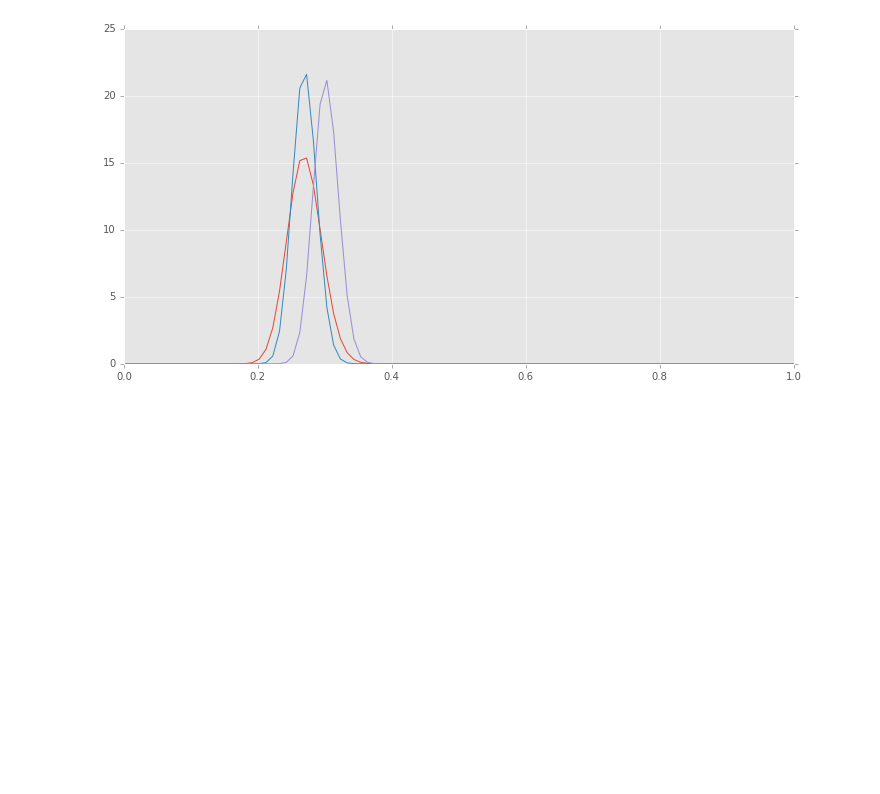
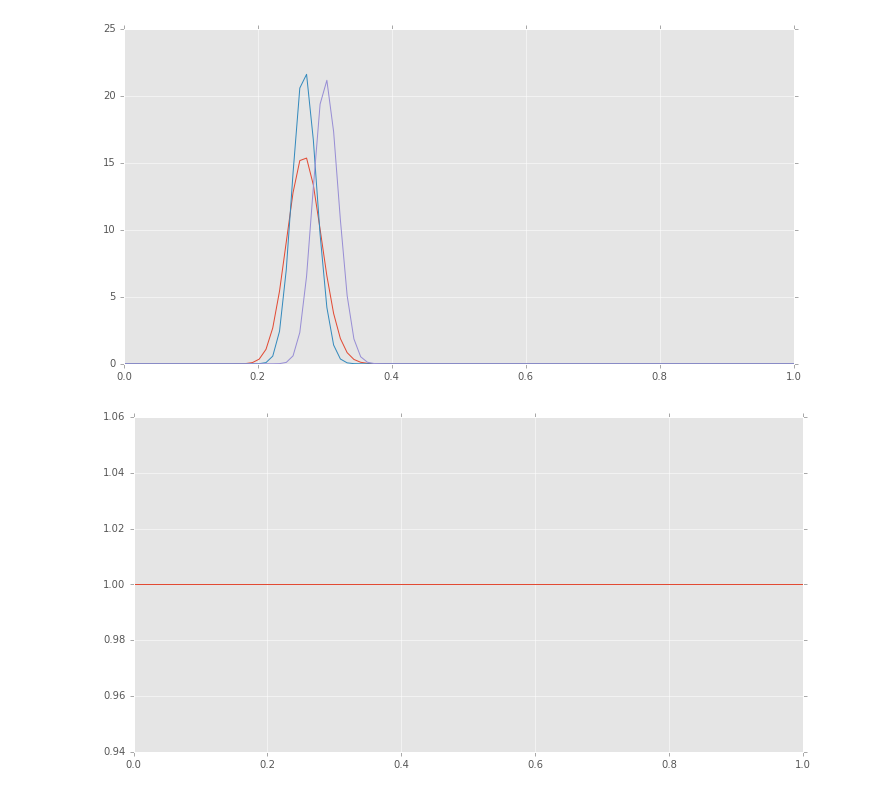
Before and after one commit to CanCeylan/data-analysis-projects, a Jupyter notebook: Understanding the beta distribution.ipynb, the cells around one changed output. Drawn from its saved outputs; the diff is of its cells as text; code cells hidden in the pictures; blank space fills up the shorter version.

```diff
--- a/Understanding the beta distribution.ipynb
+++ b/Understanding the beta distribution.ipynb
@@ -48,3 +49,9 @@ s4 = beta.pdf(x, 81+100, 219+200)
 plt.plot(x,s1,x,s3,x,s4);
 # %% [output]
 [figure]
+# %%
+x = np.linspace(0, 1, 100)
+y = beta.pdf(x,1,1)
+plt.plot(x,y);
+# %% [output]
+[figure, added]
```
Also changed, not shown: parts of 13 cells of this notebook.
